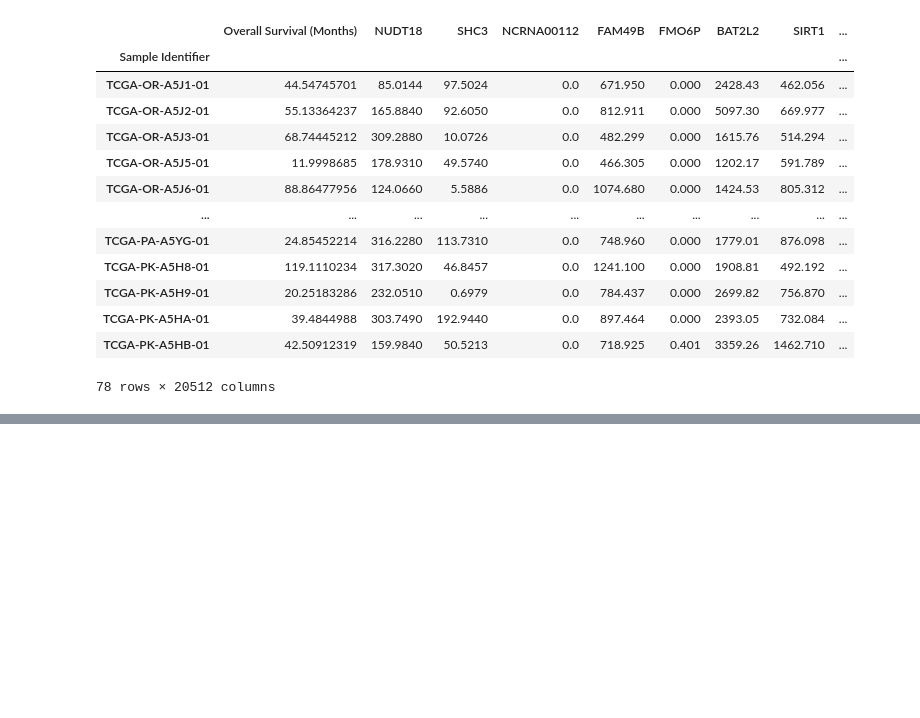
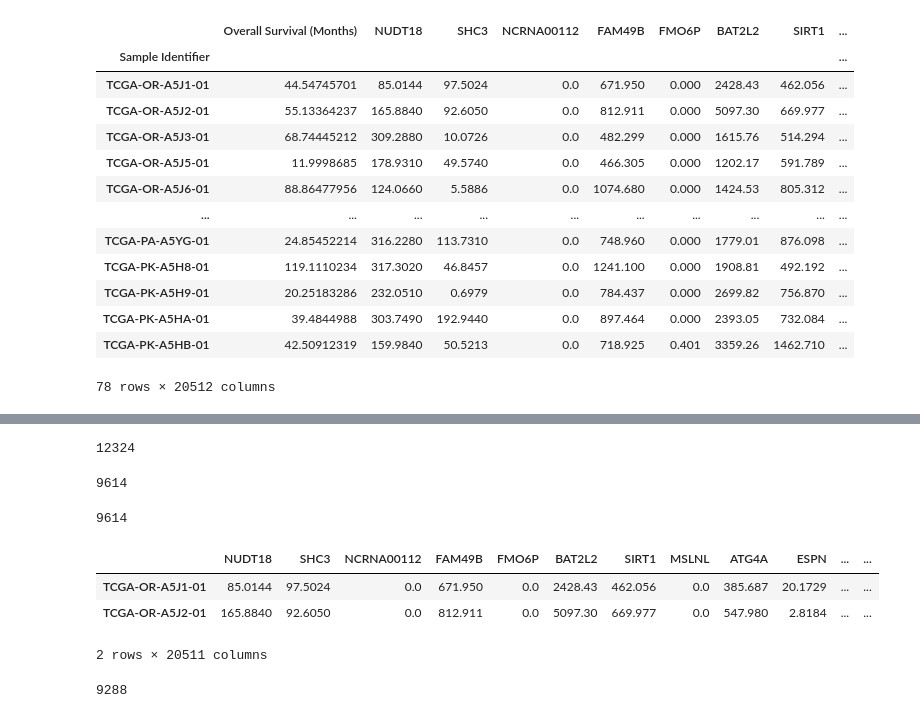
Before and after one commit to cannin/gsoc_2023_pytorch_pathway_commons, a Jupyter notebook: Acc_data_processing.ipynb, the cells around one changed output, grey strips where cells are left out. Saved outputs shown, nothing was run; the diff lists cells and outputs as text; code cells hidden in the pictures; blank space fills up the shorter version.

```diff
--- a/Acc_data_processing.ipynb
+++ b/Acc_data_processing.ipynb
@@ -271,0 +278,8 @@ patient_df.set_index('Sample Identifier')
+# %%
+path = "/content/drive/MyDrive/gsoc data/PathwayCommons12.reactome.hgnc.sif.gz"
+
+
+#specify compression type because the file is compressed
+df = pd.read_csv(path, sep="\t", compression="gzip", header=None, names=["Source", "InteractionType", "Target"])
+# %%
+df = df.drop(columns='InteractionType')
@@ -271,0 +295,40 @@ patient_df.set_index('Sample Identifier')
+# %%
+all_nodes = sorted(list(set(df['Source']) | set(df['Target'])))
+len(all_nodes)
+# %% [output]
+12324
+# %%
+#getting number of common nodes between pathway commons and newly merged cBio data
+len(set(all_nodes) & set(X.columns))
+# %% [output]
+9614
+# %%
+used_nodes = sorted(list(set(X.columns) & set(all_nodes)))
+len(used_nodes)
+# %% [output]
+9614
+# %%
+# Filter rows in the DataFrame where the 'Source' column values are in 'used_nodes'
+source_values = df['Source'].values
+mask = np.isin(source_values, used_nodes)
+df = df.loc[mask]
+
+# Filter rows in the DataFrame where the 'Target' column values are in 'used_nodes'
+source_values = df['Target'].values
+mask = np.isin(source_values, used_nodes)
+df = df.loc[mask]
+
+# Reset the index of the DataFrame after filtering rows
+df = df.reset_index(drop=True)
+
+# Display the first two rows of the DataFrame 'X'
+X.head(2)
+# %% [output]
+|  | NUDT18 | SHC3 | NCRNA00112 | FAM49B | FMO6P | BAT2L2 | SIRT1 | MSLNL | ATG4A | ESPN | ... | ... |
+| TCGA-OR-A5J1-01 | 85.0144 | 97.5024 | 0.0 | 671.950 | 0.0 | 2428.43 | 462.056 | 0.0 | 385.687 | 20.1729 | ... | ... |
+| TCGA-OR-A5J2-01 | 165.8840 | 92.6050 | 0.0 | 812.911 | 0.0 | 5097.30 | 669.977 | 0.0 | 547.980 | 2.8184 | ... | ... |
+2 rows × 20511 columns
+# %%
+len(set(df['Source']) | set(df['Target']))
+# %% [output]
+9288
```
Also changed, not shown: parts of 24 cells of this notebook.
